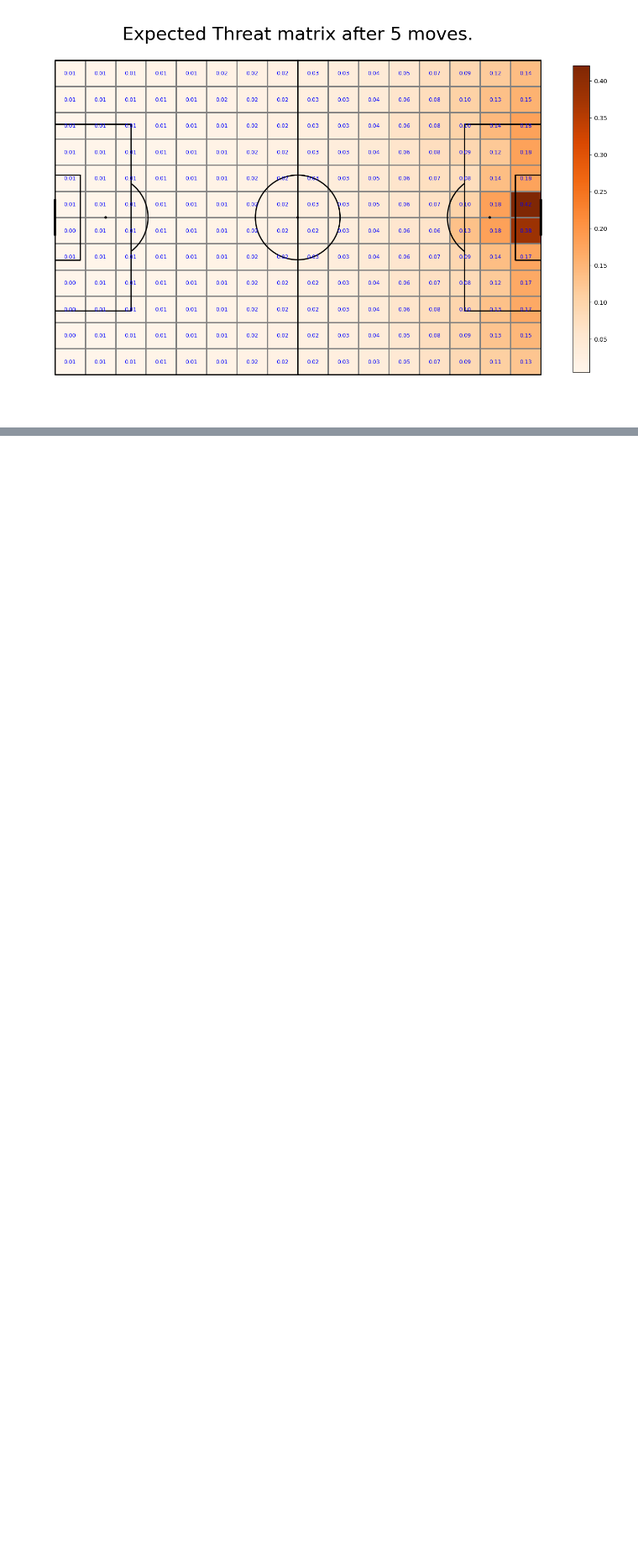
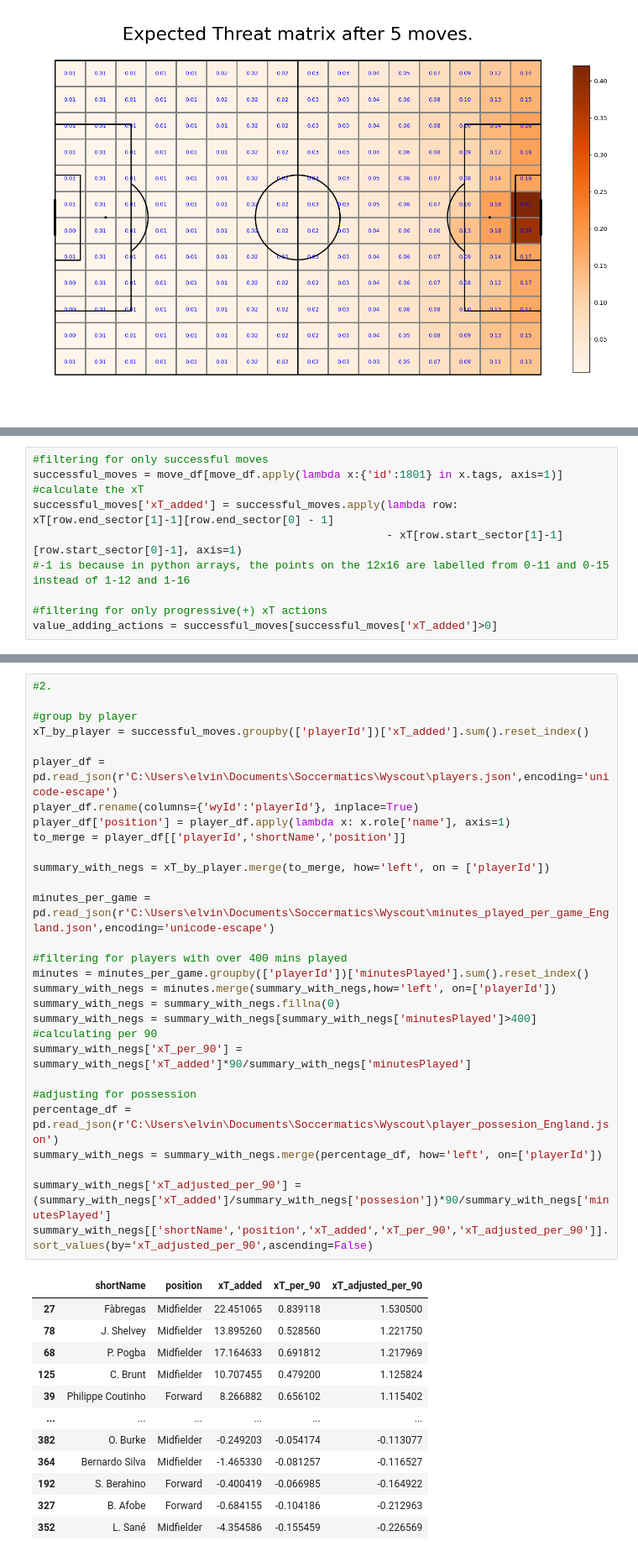
Before and after one commit to elvin-7/Soccermatics, a Jupyter notebook: soccermatics-valuing-actions.ipynb, the cells around one changed output, grey strips where cells are left out. Shown at 84% size. Cells and saved outputs as stored; diff of their text form; blank space fills up the shorter version.

Commit message:
Updated position based xT

```diff
--- a/soccermatics-valuing-actions.ipynb
+++ b/soccermatics-valuing-actions.ipynb
@@ -340,0 +344,10 @@ for i in range(5):
+# %%
+#filtering for only successful moves
+successful_moves = move_df[move_df.apply(lambda x:{'id':1801} in x.tags, axis=1)]
+#calculate the xT
+successful_moves['xT_added'] = successful_moves.apply(lambda row: xT[row.end_sector[1]-1][row.end_sector[0] - 1]
+                                                      - xT[row.start_sector[1]-1][row.start_sector[0]-1], axis=1)
+#-1 is because in python arrays, the points on the 12x16 are labelled from 0-11 and 0-15 instead of 1-12 and 1-16
+
+#filtering for only progressive(+) xT actions
+value_adding_actions = successful_moves[successful_moves['xT_added']>0]
@@ -340,0 +388,42 @@ for i in range(5):
+# %%
+#2.
+
+#group by player
+xT_by_player = successful_moves.groupby(['playerId'])['xT_added'].sum().reset_index()
+
+player_df = pd.read_json(r'C:\Users\elvin\Documents\Soccermatics\Wyscout\players.json',encoding='unicode-escape')
+player_df.rename(columns={'wyId':'playerId'}, inplace=True)
+player_df['position'] = player_df.apply(lambda x: x.role['name'], axis=1)
+to_merge = player_df[['playerId','shortName','position']]
+
+summary_with_negs = xT_by_player.merge(to_merge, how='left', on = ['playerId'])
+
+minutes_per_game = pd.read_json(r'C:\Users\elvin\Documents\Soccermatics\Wyscout\minutes_played_per_game_England.json',encoding='unicode-escape')
+
+#filtering for players with over 400 mins played
+minutes = minutes_per_game.groupby(['playerId'])['minutesPlayed'].sum().reset_index()
+summary_with_negs = minutes.merge(summary_with_negs,how='left', on=['playerId'])
+summary_with_negs = summary_with_negs.fillna(0)
+summary_with_negs = summary_with_negs[summary_with_negs['minutesPlayed']>400]
+#calculating per 90
+summary_with_negs['xT_per_90'] = summary_with_negs['xT_added']*90/summary_with_negs['minutesPlayed']
+
+#adjusting for possession
+percentage_df = pd.read_json(r'C:\Users\elvin\Documents\Soccermatics\Wyscout\player_possesion_England.json')
+summary_with_negs = summary_with_negs.merge(percentage_df, how='left', on=['playerId'])
+
+summary_with_negs['xT_adjusted_per_90'] = (summary_with_negs['xT_added']/summary_with_negs['possesion'])*90/summary_with_negs['minutesPlayed']
+summary_with_negs[['shortName','position','xT_added','xT_per_90','xT_adjusted_per_90']].sort_values(by='xT_adjusted_per_90',ascending=False)
+# %% [output]
+|  | shortName | position | xT_added | xT_per_90 | xT_adjusted_per_90 |
+| 27 | Fàbregas | Midfielder | 22.451065 | 0.839118 | 1.530500 |
+| 78 | J. Shelvey | Midfielder | 13.895260 | 0.528560 | 1.221750 |
+| 68 | P. Pogba | Midfielder | 17.164633 | 0.691812 | 1.217969 |
+| 125 | C. Brunt | Midfielder | 10.707455 | 0.479200 | 1.125824 |
+| 39 | Philippe Coutinho | Forward | 8.266882 | 0.656102 | 1.115402 |
+| ... | ... | ... | ... | ... | ... |
+| 382 | O. Burke | Midfielder | -0.249203 | -0.054174 | -0.113077 |
+| 364 | Bernardo Silva | Midfielder | -1.465330 | -0.081257 | -0.116527 |
+| 192 | S. Berahino | Forward | -0.400419 | -0.066985 | -0.164922 |
+| 327 | B. Afobe | Forward | -0.684155 | -0.104186 | -0.212963 |
+| 352 | L. Sané | Midfielder | -4.354586 | -0.155459 | -0.226569 |
```
Also changed, not shown: parts of 6 cells of this notebook.
